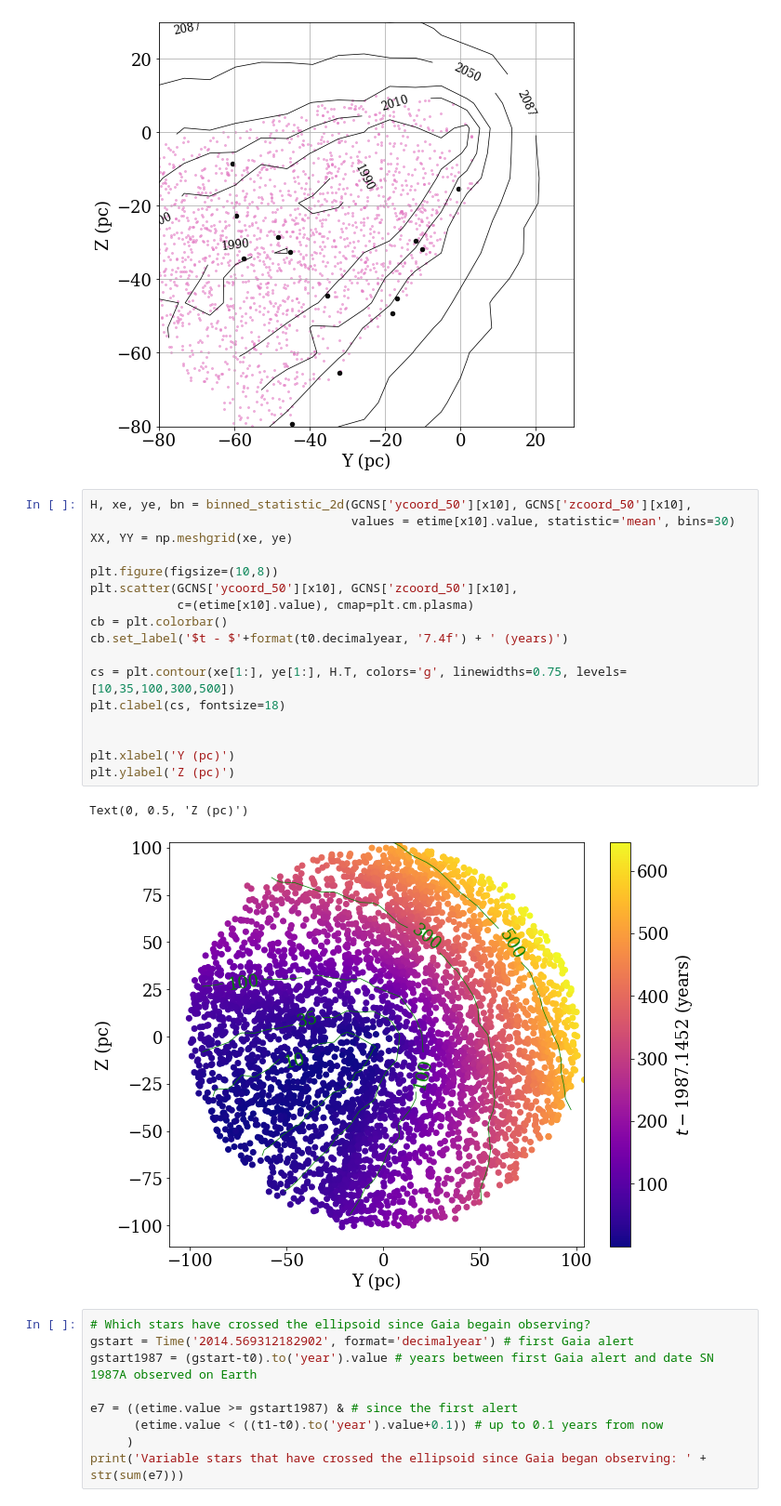
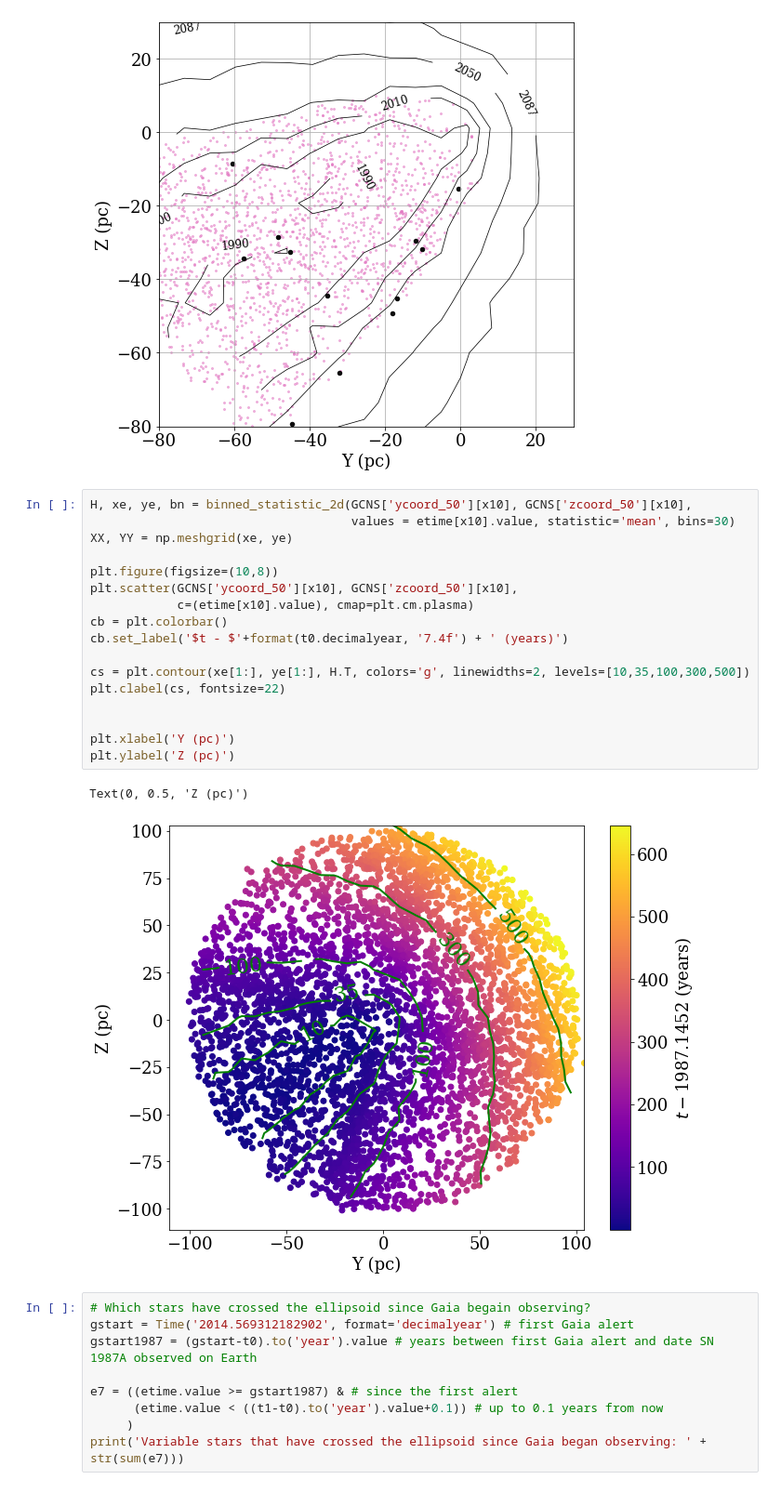
Before and after one commit to anilipour/Gaia-DR3-Time-Domain-SETI, a Jupyter notebook: SN1987A_Ellipsoid_Variable.ipynb, the cells around one changed output. Shown at 93% size. Saved outputs shown, nothing was run; the diff lists cells and outputs as text.

```diff
--- a/SN1987A_Ellipsoid_Variable.ipynb
+++ b/SN1987A_Ellipsoid_Variable.ipynb
@@ -230,23 +230,23 @@ plt.grid(True)
 # %%
 H, xe, ye, bn = binned_statistic_2d(GCNS['ycoord_50'][x10], GCNS['zcoord_50'][x10],
                                     values = etime[x10].value, statistic='mean', bins=30)
 XX, YY = np.meshgrid(xe, ye)
 
 plt.figure(figsize=(10,8))
 plt.scatter(GCNS['ycoord_50'][x10], GCNS['zcoord_50'][x10],
             c=(etime[x10].value), cmap=plt.cm.plasma)
 cb = plt.colorbar()
 cb.set_label('$t - $'+format(t0.decimalyear, '7.4f') + ' (years)')
 
-cs = plt.contour(xe[1:], ye[1:], H.T, colors='g', linewidths=0.75, levels=[10,35,100,300,500])
-plt.clabel(cs, fontsize=18)
+cs = plt.contour(xe[1:], ye[1:], H.T, colors='g', linewidths=2, levels=[10,35,100,300,500])
+plt.clabel(cs, fontsize=22)
 
 
 plt.xlabel('Y (pc)')
 plt.ylabel('Z (pc)')
 # %% [output]
 Text(0, 0.5, 'Z (pc)')
-[figure, old version]
+[figure, new version]
 # %%
 # Which stars have crossed the ellipsoid since Gaia begain observing?
 gstart = Time('2014.569312182902', format='decimalyear') # first Gaia alert
```
Also changed, not shown: parts of 19 cells of this notebook.
